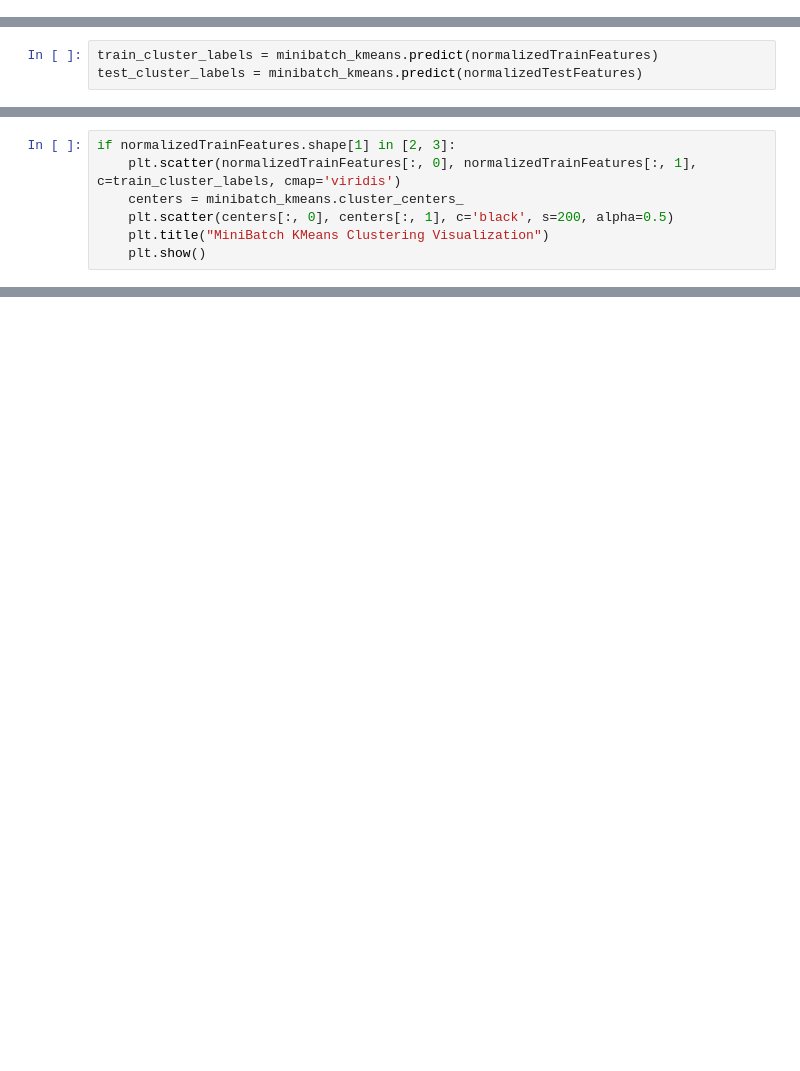
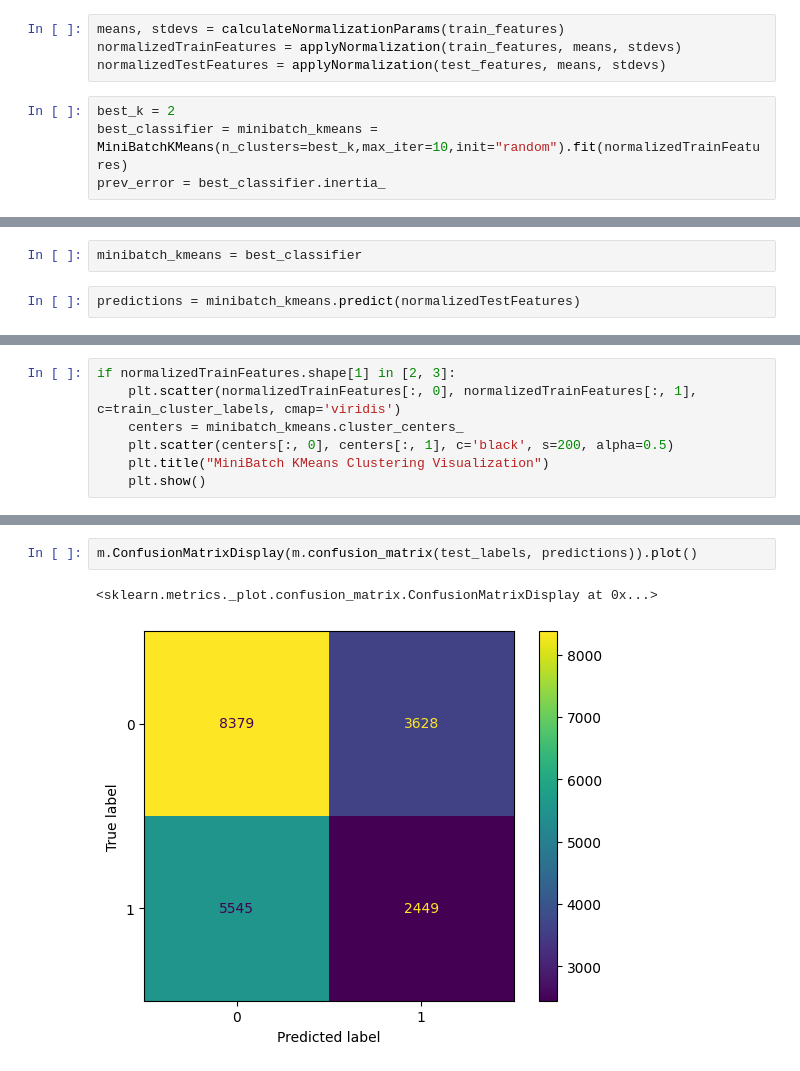
Before and after one commit to lucinder/URLClassification-ML, a Jupyter notebook: src/MiniBatchKMeans_train.ipynb, the cells around one changed output, grey strips where cells are left out. Saved outputs shown, nothing was run; the diff lists cells and outputs as text; blank space fills up the shorter version.

```diff
--- a/src/MiniBatchKMeans_train.ipynb
+++ b/src/MiniBatchKMeans_train.ipynb
@@ -28,0 +32,8 @@ MiniBatchKMeans(batch_size=100, n_clusters=2, random_state=0)
+# %%
+means, stdevs = calculateNormalizationParams(train_features)
+normalizedTrainFeatures = applyNormalization(train_features, means, stdevs)
+normalizedTestFeatures = applyNormalization(test_features, means, stdevs)
+# %%
+best_k = 2
+best_classifier = minibatch_kmeans = MiniBatchKMeans(n_clusters=best_k,max_iter=10,init="random").fit(normalizedTrainFeatures)
+prev_error = best_classifier.inertia_
@@ -29,6 +68,7 @@ MiniBatchKMeans(batch_size=100, n_clusters=2, random_state=0)
+# %%
+minibatch_kmeans = best_classifier
 # %%
-train_cluster_labels = minibatch_kmeans.predict(normalizedTrainFeatures)
-test_cluster_labels = minibatch_kmeans.predict(normalizedTestFeatures)
+predictions = minibatch_kmeans.predict(normalizedTestFeatures)
 # %%
 print("Inertia:", minibatch_kmeans.inertia_)
 # %% [output]
@@ -51,0 +132,5 @@ plt.show()
+# %%
+m.ConfusionMatrixDisplay(m.confusion_matrix(test_labels, predictions)).plot()
+# %% [output]
+<sklearn.metrics._plot.confusion_matrix.ConfusionMatrixDisplay at 0x...>
+[figure, added]
```
Also changed, not shown: parts of 16 cells of this notebook, 9 other files.
